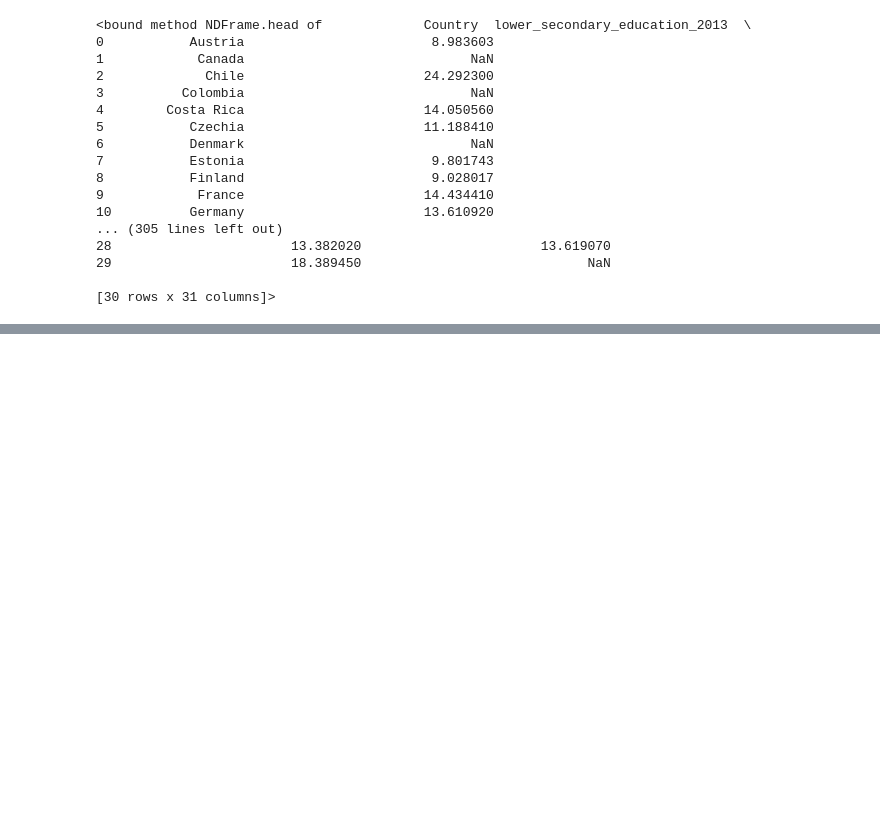
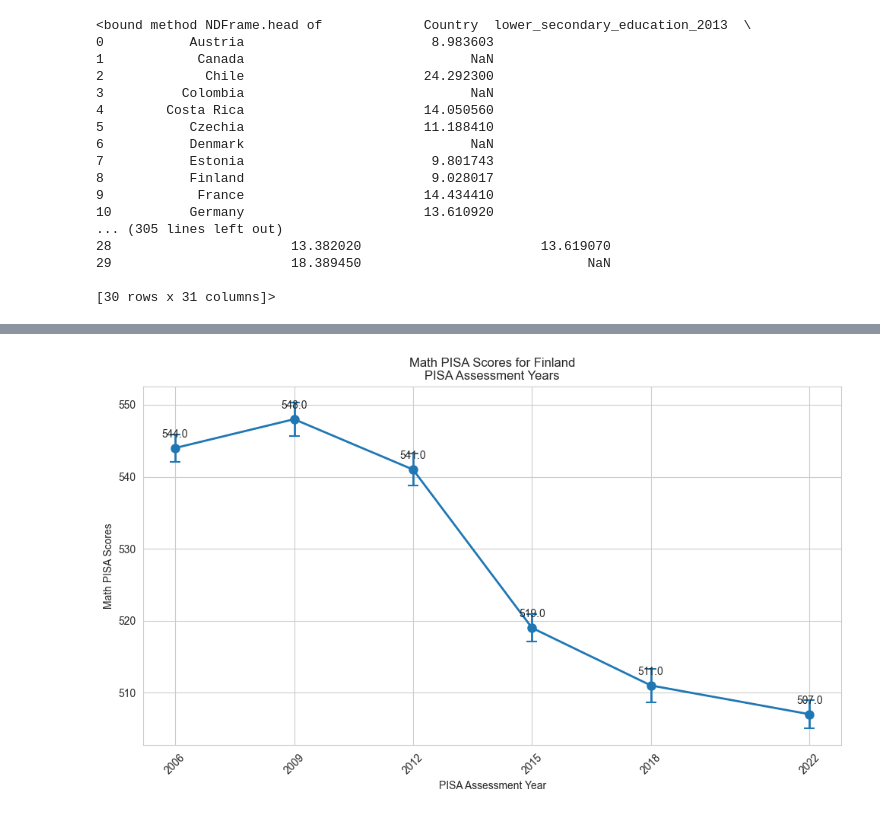
Before and after one commit to mellamanelpoeta/pol_pub2, a Jupyter notebook: source/01_eda.ipynb, the cells around one changed output, grey strips where cells are left out. Saved outputs shown, nothing was run; the diff lists cells and outputs as text; code cells hidden in the pictures; blank space fills up the shorter version.

```diff
--- a/source/01_eda.ipynb
+++ b/source/01_eda.ipynb
@@ -309,0 +833,5 @@ merged_gdp
+# %%
+# Plot math scores for Finland during PISA years
+math_series = get_pisa_timeseries(transformed_df, 'Finland', 'math')
+# %% [output]
+[figure, added]
```
Also changed, not shown: parts of 24 cells of this notebook, 7 other files.
